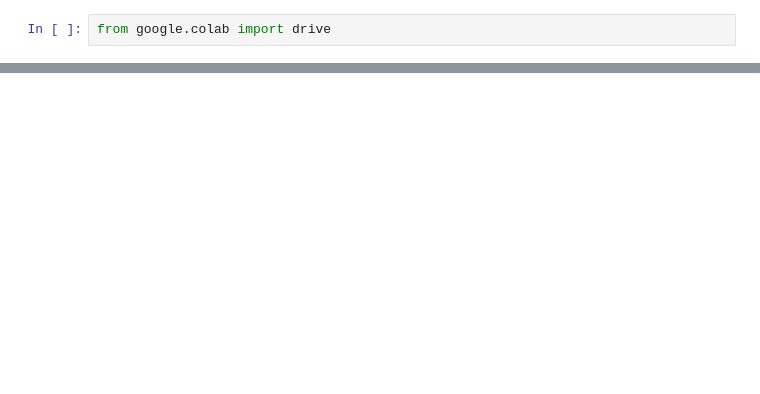
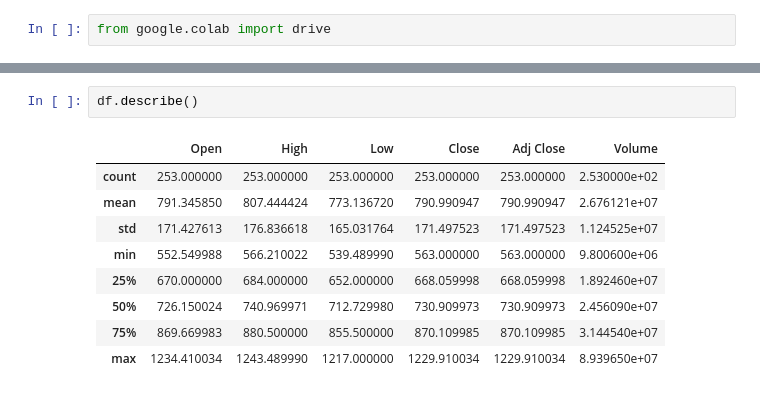
Before and after one commit to itsvilram/itsvilram, a Jupyter notebook: Tesla.ipynb, the cells around one changed output, grey strips where cells are left out. Cells and saved outputs as stored; diff of their text form; blank space fills up the shorter version.

```diff
--- a/Tesla.ipynb
+++ b/Tesla.ipynb
@@ -627,0 +52,12 @@ fig.show()
+# %%
+df.describe()
+# %% [output]
+|  | Open | High | Low | Close | Adj Close | Volume |
+| count | 253.000000 | 253.000000 | 253.000000 | 253.000000 | 253.000000 | 2.530000e+02 |
+| mean | 791.345850 | 807.444424 | 773.136720 | 790.990947 | 790.990947 | 2.676121e+07 |
+| std | 171.427613 | 176.836618 | 165.031764 | 171.497523 | 171.497523 | 1.124525e+07 |
+| min | 552.549988 | 566.210022 | 539.489990 | 563.000000 | 563.000000 | 9.800600e+06 |
+| 25% | 670.000000 | 684.000000 | 652.000000 | 668.059998 | 668.059998 | 1.892460e+07 |
+| 50% | 726.150024 | 740.969971 | 712.729980 | 730.909973 | 730.909973 | 2.456090e+07 |
+| 75% | 869.669983 | 880.500000 | 855.500000 | 870.109985 | 870.109985 | 3.144540e+07 |
+| max | 1234.410034 | 1243.489990 | 1217.000000 | 1229.910034 | 1229.910034 | 8.939650e+07 |
```
Also changed, not shown: parts of 87 cells of this notebook.
